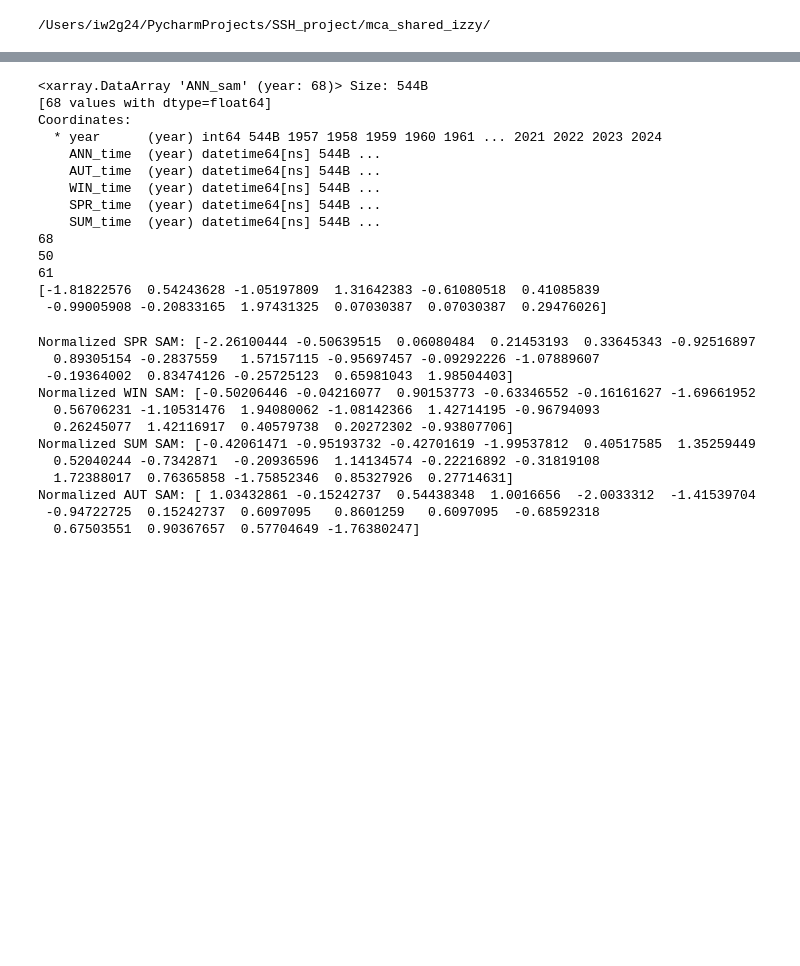
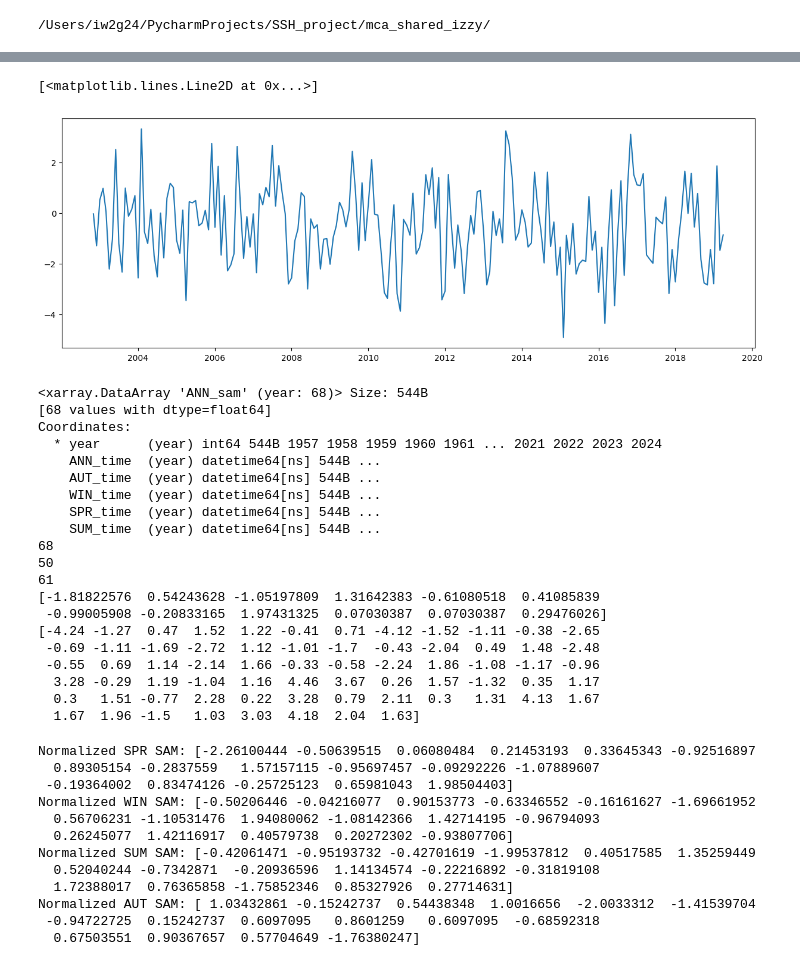
Before and after one commit to isabelle-white/SSH_wind_SI, a Jupyter notebook: mca_shared_izzy/climatology_eumetsat.ipynb, the cells around one changed output, grey strips where cells are left out. Drawn from its saved outputs; the diff is of its cells as text; code cells hidden in the pictures; blank space fills up the shorter version.

```diff
--- a/mca_shared_izzy/climatology_eumetsat.ipynb
+++ b/mca_shared_izzy/climatology_eumetsat.ipynb
@@ -135,3 +171,9 @@ Coordinates:
+# %%
+plt.figure(figsize=(15, 5))
+plt.plot(ds_monthly_sam['time'][550:-80], -ds_monthly_sam["SAM"][550:-80])
+# %% [output]
+[<matplotlib.lines.Line2D at 0x...>]
+[figure, added]
 # %%
 ann_sam = ds_seas_sam['ANN_sam']
 print(ann_sam)
@@ -153,6 +195,7 @@ f_ann_sam_std = filtered_ann_sam.std()
 # Normalize SAM
 normalized_ann_sam = (filtered_ann_sam - f_ann_sam_mean) / f_ann_sam_std
 print(normalized_ann_sam.values)
+print(ann_sam.values)
 # %% [output]
 <xarray.DataArray 'ANN_sam' (year: 68)> Size: 544B
 [68 values with dtype=float64]
@@ -168,6 +211,12 @@ Coordinates:
 61
 [-1.81822576  0.54243628 -1.05197809  1.31642383 -0.61080518  0.41085839
  -0.99005908 -0.20833165  1.97431325  0.07030387  0.07030387  0.29476026]
+[-4.24 -1.27  0.47  1.52  1.22 -0.41  0.71 -4.12 -1.52 -1.11 -0.38 -2.65
+ -0.69 -1.11 -1.69 -2.72  1.12 -1.01 -1.7  -0.43 -2.04  0.49  1.48 -2.48
+ -0.55  0.69  1.14 -2.14  1.66 -0.33 -0.58 -2.24  1.86 -1.08 -1.17 -0.96
+  3.28 -0.29  1.19 -1.04  1.16  4.46  3.67  0.26  1.57 -1.32  0.35  1.17
+  0.3   1.51 -0.77  2.28  0.22  3.28  0.79  2.11  0.3   1.31  4.13  1.67
+  1.67  1.96 -1.5   1.03  3.03  4.18  2.04  1.63]
 # %%
 # Define a function to normalize SAM data for each season
 def normalize_seasonal_sam(season_sam, season_time, start_date, end_date):
```
Also changed, not shown: parts of 11 cells of this notebook, 1 other file.
